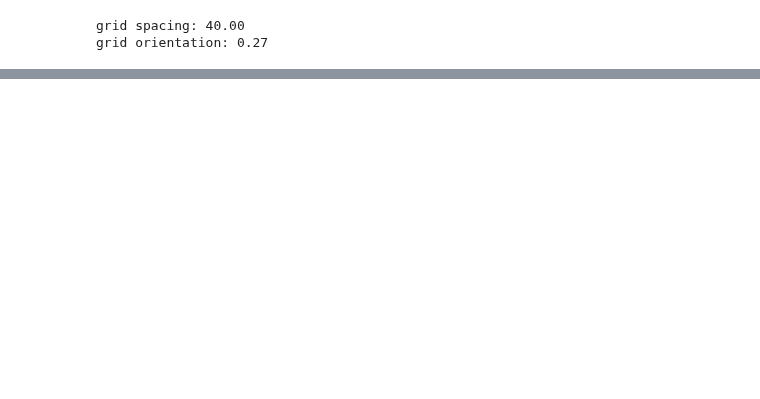
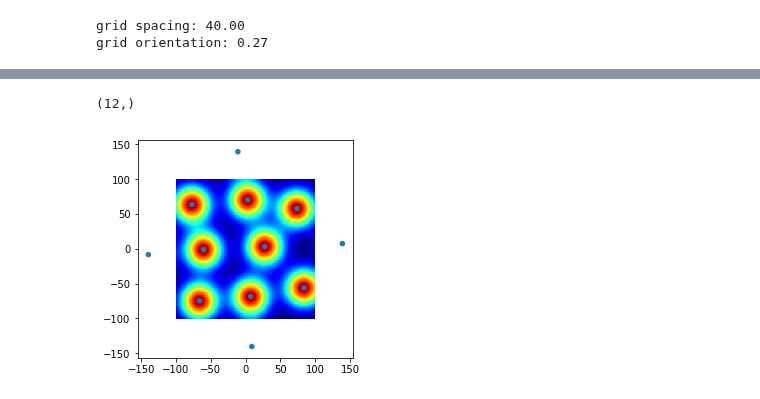
Before and after one commit to soltesz-lab/dentate, a Jupyter notebook: notebooks/Grid Cell Ratemap.ipynb, the cells around one changed output, grey strips where cells are left out. Drawn from its saved outputs; the diff is of its cells as text; code cells hidden in the pictures; blank space fills up the shorter version.

```diff
--- a/notebooks/Grid Cell Ratemap.ipynb
+++ b/notebooks/Grid Cell Ratemap.ipynb
@@ -119,0 +132,27 @@ ax.set_aspect('equal')
+# %%
+x_obs = rnodes
+u_obs = peak_rate * np.ones(len(x_obs))
+print u_obs.shape
+
+from rbf.basis import *
+r = get_r()
+eps = get_eps()
+ga_expr = sympy.exp(-(r/eps)**2)
+ga = RBF(ga_expr)
+
+ip1  = RBFInterpolant(x_obs, u_obs, sigma=0.1, phi=ga, eps=grid_spacing/2.71828, order=-1)
+
+arena_x = np.arange(-100, 100, 1)
+arena_y = np.arange(-100, 100, 1)
+
+xx, yy = np.meshgrid(arena_x, arena_y)
+coords = np.column_stack((xx.ravel(), yy.ravel()))
+zz1 = ip1(coords)
+
+plt.pcolor(xx, yy, zz1.reshape(xx.shape), cmap=cm.jet)
+plt.scatter(x_obs[:,0], x_obs[:,1], u_obs, cmap=cm.jet)
+ax = plt.gca()
+ax.set_aspect('equal')
+# %% [output]
+(12,)
+[figure, added]
```
Also changed, not shown: parts of 8 cells of this notebook.
